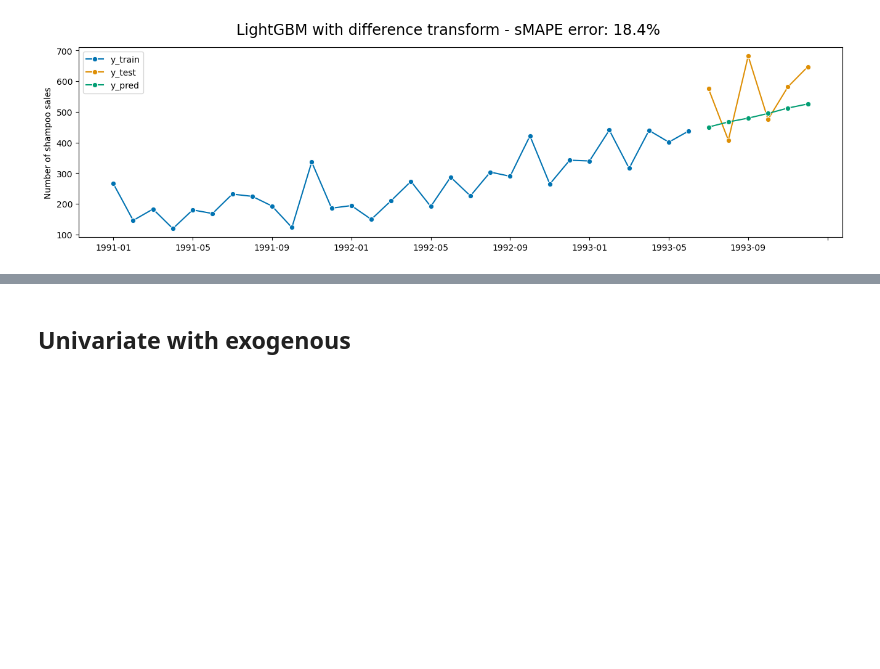
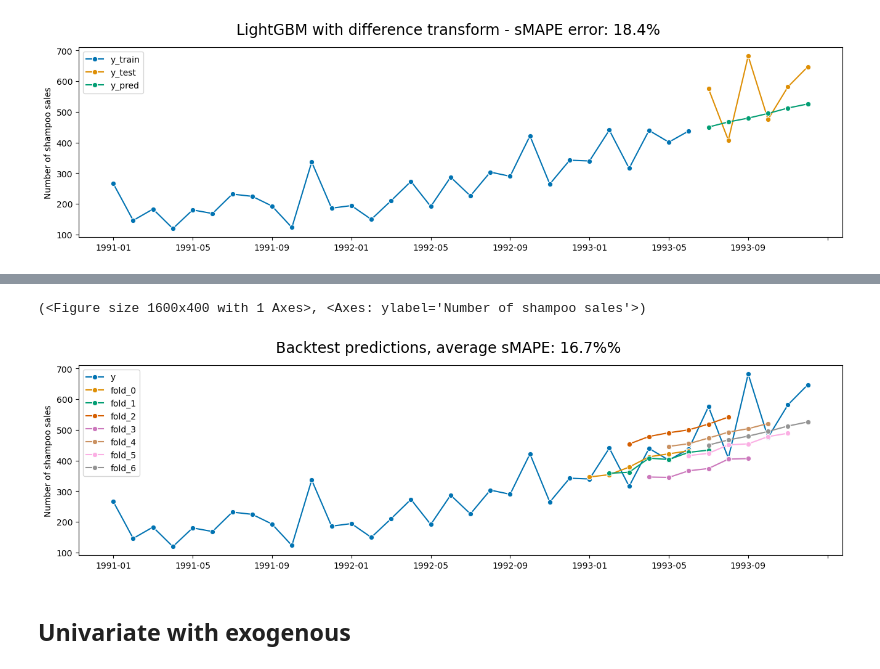
Before and after one commit to sktime/sktime-tutorial-ODSC-Europe-2023, a Jupyter notebook: notebooks/02_forecasting.ipynb, the cells around one changed output, grey strips where cells are left out. Cells and saved outputs as stored; diff of their text form; code cells hidden in the pictures; blank space fills up the shorter version.

```diff
--- a/notebooks/02_forecasting.ipynb
+++ b/notebooks/02_forecasting.ipynb
@@ -148,3 +180,21 @@ Check out all other sktime forecasting algorithms [here](https://www.sktime.net/
+# %%
+from sktime.forecasting.model_evaluation import evaluate
+from sktime.performance_metrics.forecasting import MeanSquaredError
+
+
+forecaster = forecaster_with_differencer.clone()
+scorers = [smape, MeanSquaredError(square_root=True)]
+backtest = evaluate(forecaster=forecaster, y=y, cv=cv, scoring=scorers, backend="dask", return_data=True)
+# %%
+plot_series(
+    y,
+    *tuple(backtest["y_pred"][i] for i in range(n_folds)),
+    labels=["y"] + [f"fold_{i}" for i in range(n_folds)],
+    title=f"Backtest predictions, average sMAPE: {backtest['test_MeanAbsolutePercentageError'].mean():.1%}%",
+)
+# %% [output]
+(<Figure size 1600x400 with 1 Axes>, <Axes: ylabel='Number of shampoo sales'>)
+[figure, added]
 # %% [markdown]
 ## Univariate with exogenous
 # %% [markdown]
```
Also changed, not shown: parts of 13 cells of this notebook.
